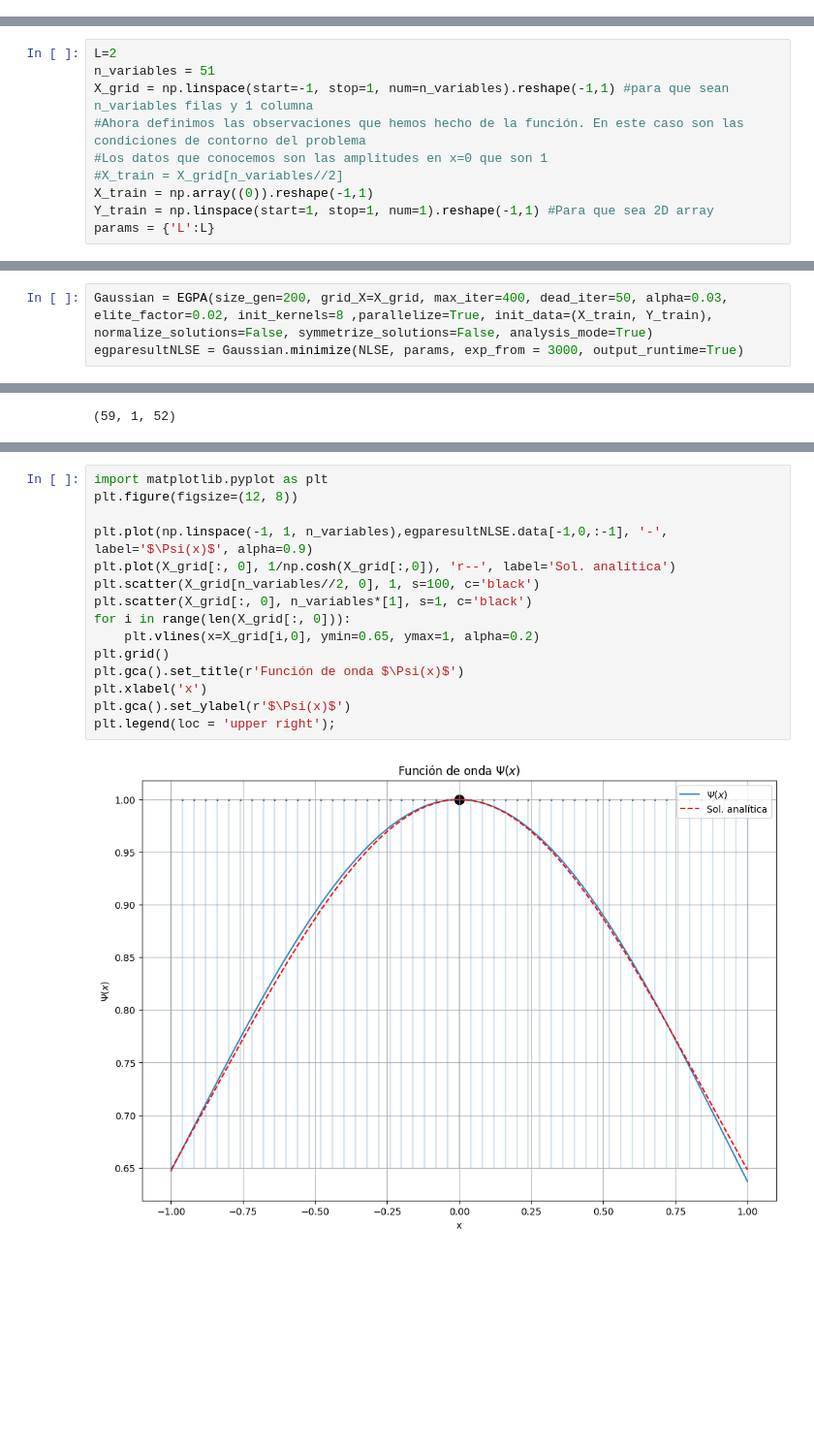
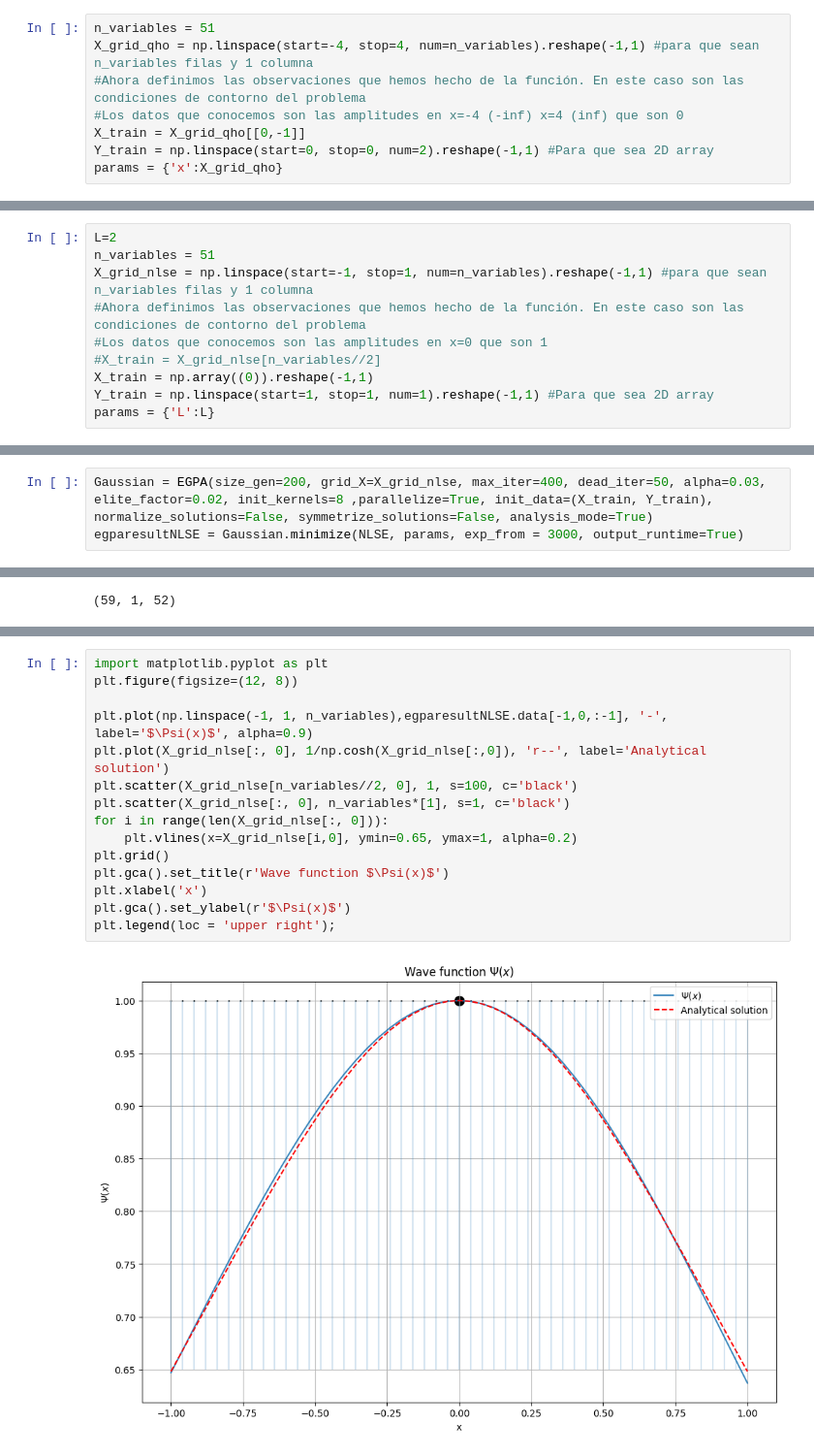
Before and after one commit to ComputationalIntelligenceGroup/Estimation-of-Gaussian-Process-Algorithm, a Jupyter notebook: EGPA_1D_experiments/EGPA_tutorial.ipynb, the cells around one changed output, grey strips where cells are left out. Shown at 97% size. Saved outputs shown, nothing was run; the diff lists cells and outputs as text; blank space fills up the shorter version.

```diff
--- a/EGPA_1D_experiments/EGPA_tutorial.ipynb
+++ b/EGPA_1D_experiments/EGPA_tutorial.ipynb
@@ -1187,0 +658,8 @@ interactive(children=(IntSlider(value=0, description='Generation', layout=Layout
+# %%
+n_variables = 51
+X_grid_qho = np.linspace(start=-4, stop=4, num=n_variables).reshape(-1,1) #para que sean n_variables filas y 1 columna
+#Ahora definimos las observaciones que hemos hecho de la función. En este caso son las condiciones de contorno del problema
+#Los datos que conocemos son las amplitudes en x=-4 (-inf) x=4 (inf) que son 0
+X_train = X_grid_qho[[0,-1]]
+Y_train = np.linspace(start=0, stop=0, num=2).reshape(-1,1) #Para que sea 2D array
+params = {'x':X_grid_qho}
@@ -1244,10 +1221,10 @@ warnings.filterwarnings("ignore")
 # %%
 L=2
 n_variables = 51
-X_grid = np.linspace(start=-1, stop=1, num=n_variables).reshape(-1,1) #para que sean n_variables filas y 1 columna
+X_grid_nlse = np.linspace(start=-1, stop=1, num=n_variables).reshape(-1,1) #para que sean n_variables filas y 1 columna
 #Ahora definimos las observaciones que hemos hecho de la función. En este caso son las condiciones de contorno del problema
 #Los datos que conocemos son las amplitudes en x=0 que son 1
-#X_train = X_grid[n_variables//2]
+#X_train = X_grid_nlse[n_variables//2]
 X_train = np.array((0)).reshape(-1,1)
 Y_train = np.linspace(start=1, stop=1, num=1).reshape(-1,1) #Para que sea 2D array
 params = {'L':L}
@@ -1260,7 +1237,7 @@ NLSE(1/np.cosh(X_grid[:,0]), L=2, exponential=True))
  Non exp problem definition (opt defined at 0) yields: 3.946398776202425518
  exp problem definition (opt defined at -1) yields: -0.96130457209627424457
 # %%
-Gaussian = EGPA(size_gen=200, grid_X=X_grid, max_iter=400, dead_iter=50, alpha=0.03, elite_factor=0.02, init_kernels=8 ,parallelize=True, init_data=(X_train, Y_train), normalize_solutions=False, symmetrize_solutions=False, analysis_mode=True)
+Gaussian = EGPA(size_gen=200, grid_X=X_grid_nlse, max_iter=400, dead_iter=50, alpha=0.03, elite_factor=0.02, init_kernels=8 ,parallelize=True, init_data=(X_train, Y_train), normalize_solutions=False, symmetrize_solutions=False, analysis_mode=True)
 egparesultNLSE = Gaussian.minimize(NLSE, params, exp_from = 3000, output_runtime=True)
 # %% [output]
 IT:  0  Best cost:  4043.243198479869914
@@ -1302,20 +1279,20 @@ plt.legend(loc = 'upper right');
 # %%
 import matplotlib.pyplot as plt
 plt.figure(figsize=(12, 8))
 
 plt.plot(np.linspace(-1, 1, n_variables),egparesultNLSE.data[-1,0,:-1], '-', label='$\Psi(x)$', alpha=0.9)
-plt.plot(X_grid[:, 0], 1/np.cosh(X_grid[:,0]), 'r--', label='Sol. analítica')
-plt.scatter(X_grid[n_variables//2, 0], 1, s=100, c='black')
-plt.scatter(X_grid[:, 0], n_variables*[1], s=1, c='black')
-for i in range(len(X_grid[:, 0])):
-    plt.vlines(x=X_grid[i,0], ymin=0.65, ymax=1, alpha=0.2)
+plt.plot(X_grid_nlse[:, 0], 1/np.cosh(X_grid_nlse[:,0]), 'r--', label='Analytical solution')
+plt.scatter(X_grid_nlse[n_variables//2, 0], 1, s=100, c='black')
+plt.scatter(X_grid_nlse[:, 0], n_variables*[1], s=1, c='black')
+for i in range(len(X_grid_nlse[:, 0])):
+    plt.vlines(x=X_grid_nlse[i,0], ymin=0.65, ymax=1, alpha=0.2)
 plt.grid()
-plt.gca().set_title(r'Función de onda $\Psi(x)$')
+plt.gca().set_title(r'Wave function $\Psi(x)$')
 plt.xlabel('x')
 plt.gca().set_ylabel(r'$\Psi(x)$')
 plt.legend(loc = 'upper right');
 # %% [output]
-[figure, old version]
+[figure, new version]
 # %%
 from IPython.display import clear_output
 import time
```
Also changed, not shown: parts of 66 cells of this notebook, 1 other file.
